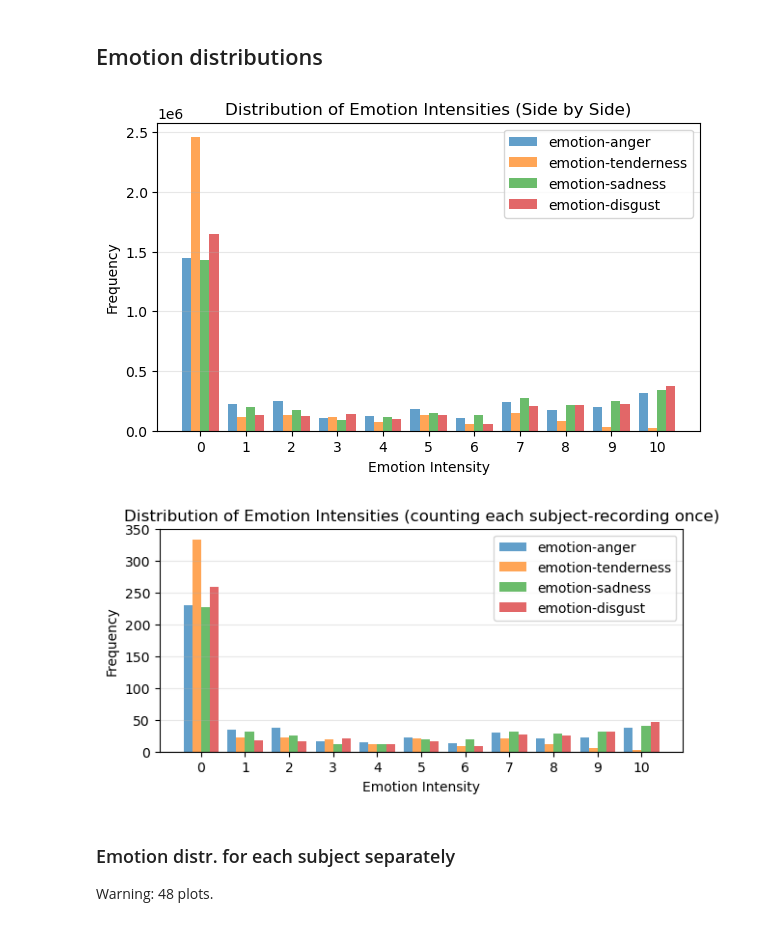
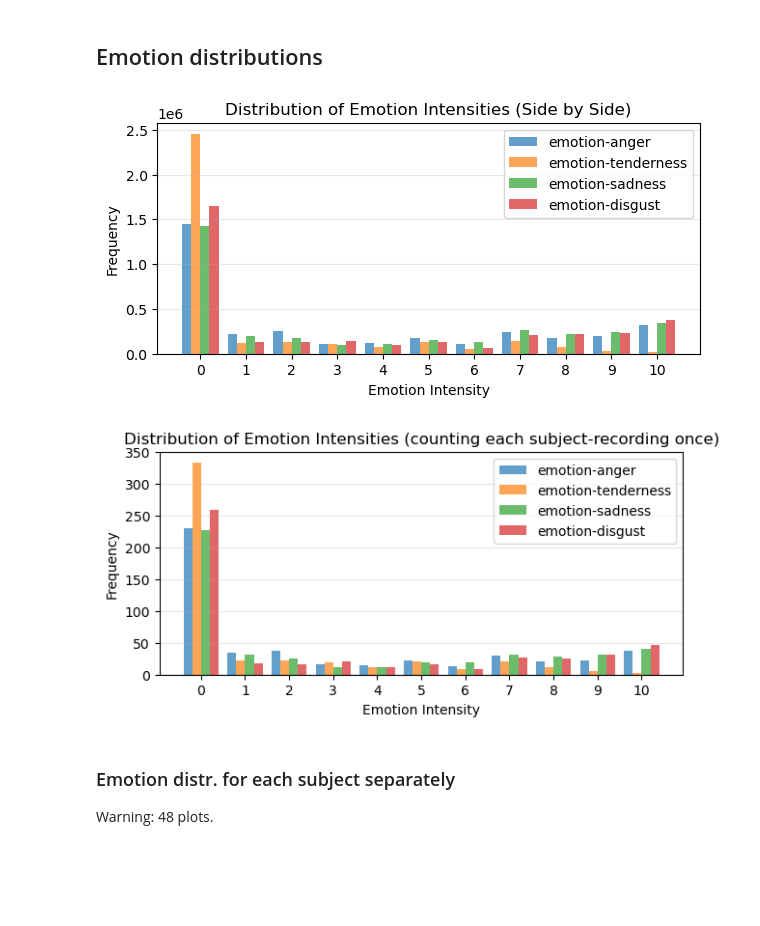
Before and after one commit to Space0code/GFM-for-eyetracker, a Jupyter notebook: src/data/EDA_eSEEd_v2.ipynb, the cells around one changed output. Cells and saved outputs as stored; diff of their text form; code cells hidden in the pictures; blank space fills up the shorter version.

```diff
--- a/src/data/EDA_eSEEd_v2.ipynb
+++ b/src/data/EDA_eSEEd_v2.ipynb
@@ -30,0 +32,4 @@ Loaded eSEEd dataset in 10.01 seconds.
+# %%
+subjects = df['subject'].unique()
+recordings = df['recording'].unique()
+emotion_cols = [col for col in df.columns if "emotion" in col]
@@ -30,0 +38,4 @@ Loaded eSEEd dataset in 10.01 seconds.
+# %%
+# percentage of nan rows (the same for all columns except timestamp, subject, recording)
+df = dfOG.copy()
+(df.isna().sum() / len(df) * 100)["x-avg"].round(2)
@@ -30,0 +44,26 @@ Loaded eSEEd dataset in 10.01 seconds.
+# %%
+print("Checking subjects")
+for subject in subjects:
+    df_subj = df[df['subject'] == subject]
+    num_rows = len(df_subj)
+    num_nan_rows = df_subj.isna().any(axis=1).sum()
+    perc_nan = (num_nan_rows / num_rows) * 100
+    if perc_nan > 2:
+        print(f"Subject {subject} exceeds {2}% NaN rows: {perc_nan:.2f}% NaN rows ({num_nan_rows}/{num_rows})")
+
+print("\nChecking recordings")
+for recording in recordings:
+    df_rec = df[df['recording'] == recording]
+    num_rows = len(df_rec)
+    num_nan_rows = df_rec.isna().any(axis=1).sum()
+    perc_nan = (num_nan_rows / num_rows) * 100
+    if perc_nan > 1:
+        print(f"Recording {recording} exceeds {1}% NaN rows: {perc_nan:.2f}% NaN rows ({num_nan_rows}/{num_rows})")
+
+print("\nChecking emotion columns")
+for col in emotion_cols:
+    num_rows = len(df)
+    num_nan_rows = df[col].isna().sum()
+    perc_nan = (num_nan_rows / num_rows) * 100
+    print(f"Emotion column {col} exceeds {0}% NaN rows: {perc_nan:.2f}% NaN rows ({num_nan_rows}/{num_rows})")
+print("^Same as dataset. Surprise xD")
@@ -239,7 +297,7 @@ Count per emotion value: [1646332  134104  125398  140781   98420  134303   5944
 exclude_zero = 0
 
 emotion_cols = [col for col in df.columns if "emotion" in col]
-plt.figure(figsize=(7, 4))
+plt.figure(figsize=(7, 3))
 # Define discrete bins for emotion values (1-10)
 bins = np.arange(-0.5+exclude_zero, 11.5, 1)  # Creates bins centered at 1, 2, ..., 10
 bar_width = 0.8 / len(emotion_cols)  # Width of each emotion's bars
@@ -273,34 +331,34 @@ plt.show()
 # count each (subject, recording) pair once
 # =========================================================================
 
 
 # keep exactly one row per (subject, recording) so each pair is counted once
 df_sr = df.dropna().drop_duplicates(subset=["subject", "recording"])[["subject", "recording"] + emotion_cols]
 
 plt.figure(figsize=(7, 3))
 bins = np.arange(-0.5 + exclude_zero, 11.5, 1)  # bins centered at 1..10 (or 0..10 if exclude_zero=0)
 bar_width = 0.8 / len(emotion_cols)
 
 for idx, emotion in enumerate(emotion_cols):
     data = df_sr[emotion].dropna()
     min_val, max_val = data.min(), data.max()
 
     counts, bin_edges = np.histogram(data, bins=bins)
     bin_centers = (bin_edges[:-1] + bin_edges[1:]) / 2
     shifted_centers = bin_centers + (idx - len(emotion_cols)/2 + 0.5) * bar_width
 
     plt.bar(shifted_centers, counts, width=bar_width, alpha=0.7, label=emotion)
     # print(f"{emotion}: Min={min_val:.2f}, Max={max_val:.2f}, Count={len(data)}")
 
 plt.title("Distribution of Emotion Intensities (counting each subject-recording once)")
 plt.xlabel("Emotion Intensity")
 plt.ylabel("Frequency")
 plt.grid(axis="y", alpha=0.3)
 plt.legend()
 plt.xticks(range(0 + exclude_zero, 11))
 plt.show()
 # %% [output]
-[figure, old version]
+[figure, new version]
 [figure]
 # %% [markdown]
 ### Emotion distr. for each subject separately
```
Also changed, not shown: parts of 21 cells of this notebook, 1 other file.
